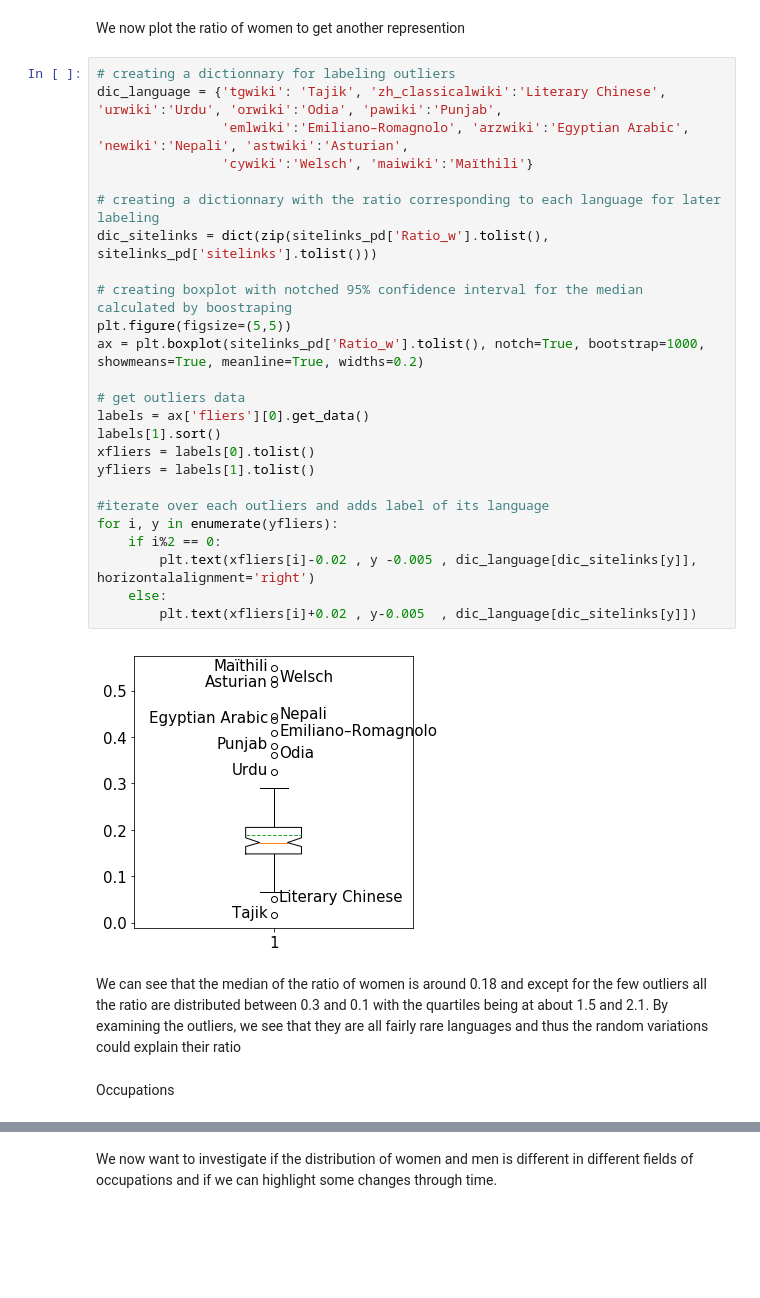
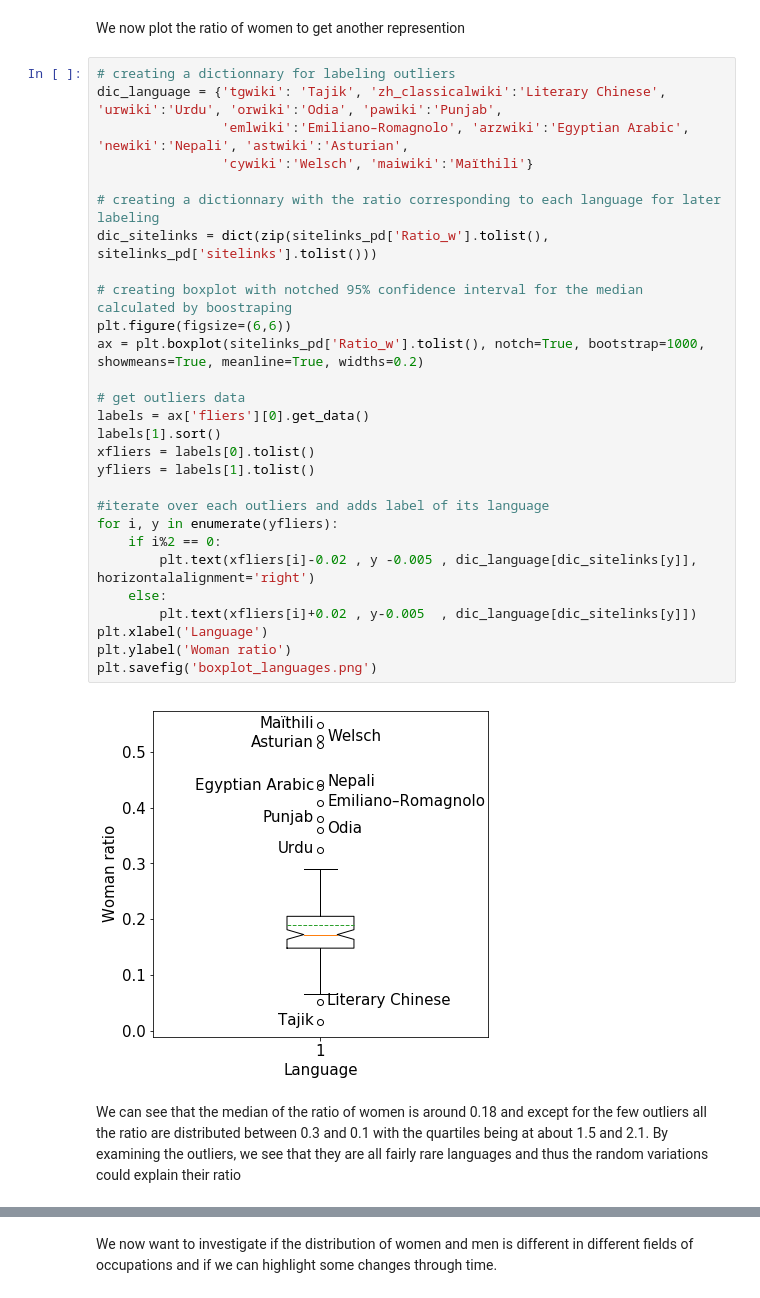
Before and after one commit to emilebourban/ADA-Project, a Jupyter notebook: Project-Final.ipynb, the cells around one changed output, grey strips where cells are left out. Cells and saved outputs as stored; diff of their text form; blank space fills up the shorter version.

```diff
--- a/Project-Final.ipynb
+++ b/Project-Final.ipynb
@@ -654,32 +621,33 @@ We now plot the ratio of women to get another represention
 # %%
 # creating a dictionnary for labeling outliers
 dic_language = {'tgwiki': 'Tajik', 'zh_classicalwiki':'Literary Chinese', 'urwiki':'Urdu', 'orwiki':'Odia', 'pawiki':'Punjab',
                 'emlwiki':'Emiliano–Romagnolo', 'arzwiki':'Egyptian Arabic', 'newiki':'Nepali', 'astwiki':'Asturian',
                 'cywiki':'Welsch', 'maiwiki':'Maïthili'}
 
 # creating a dictionnary with the ratio corresponding to each language for later labeling
 dic_sitelinks = dict(zip(sitelinks_pd['Ratio_w'].tolist(), sitelinks_pd['sitelinks'].tolist()))
 
 # creating boxplot with notched 95% confidence interval for the median calculated by boostraping
-plt.figure(figsize=(5,5))
+plt.figure(figsize=(6,6))
 ax = plt.boxplot(sitelinks_pd['Ratio_w'].tolist(), notch=True, bootstrap=1000, showmeans=True, meanline=True, widths=0.2)
 
 # get outliers data
 labels = ax['fliers'][0].get_data()
 labels[1].sort()
 xfliers = labels[0].tolist()
 yfliers = labels[1].tolist()
 
 #iterate over each outliers and adds label of its language
 for i, y in enumerate(yfliers):
     if i%2 == 0:
         plt.text(xfliers[i]-0.02 , y -0.005 , dic_language[dic_sitelinks[y]], horizontalalignment='right')
     else:
         plt.text(xfliers[i]+0.02 , y-0.005  , dic_language[dic_sitelinks[y]])
+plt.xlabel('Language')
+plt.ylabel('Woman ratio')
+plt.savefig('boxplot_languages.png')
 # %% [output]
-[figure, old version]
+[figure, new version]
 # %% [markdown]
 We can see that the median of the ratio of women is around 0.18 and except for the few outliers all the ratio are distributed between 0.3 and 0.1 with the quartiles being at about 1.5 and 2.1.
 By examining the outliers, we see that they are all fairly rare languages and thus the random variations could explain their ratio
-# %% [markdown]
-Occupations
```
Also changed, not shown: parts of 9 cells of this notebook.
